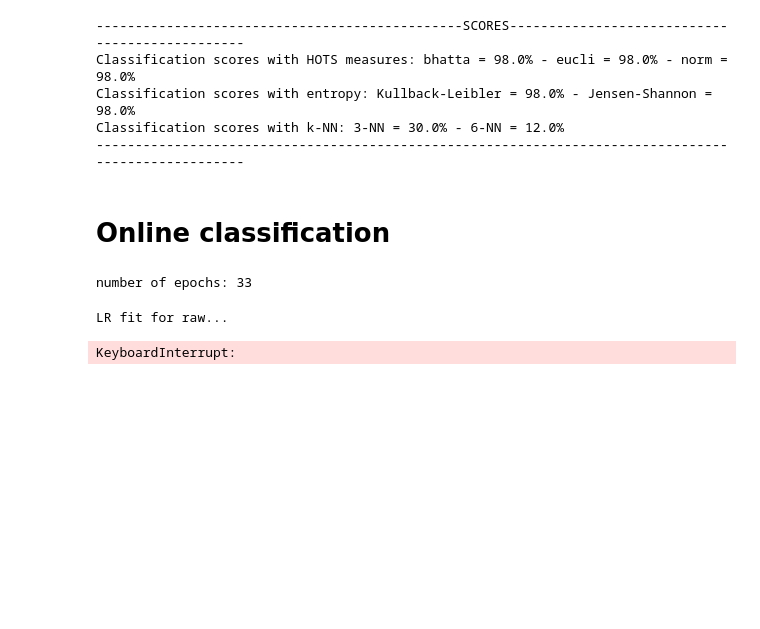
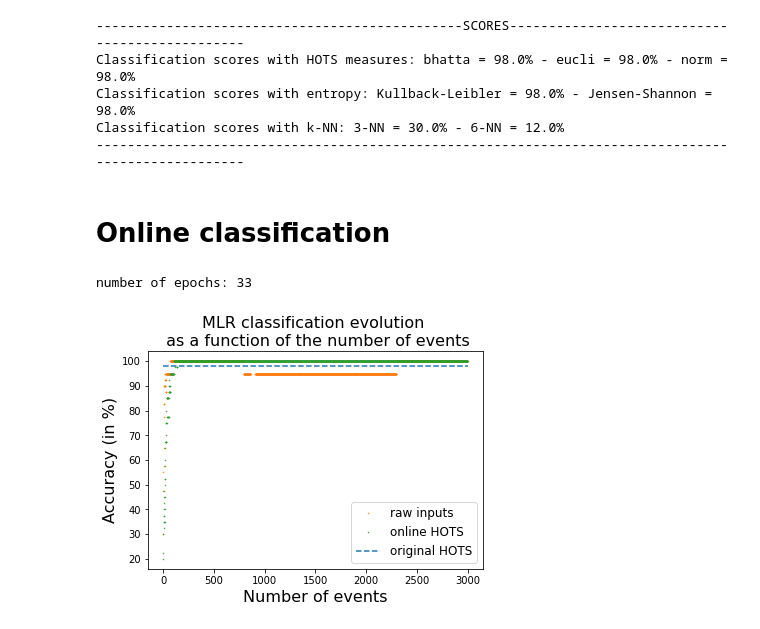
Before and after one commit to SpikeAI/HOTS, a Jupyter notebook: notebooks/RESULTS_01_SimpleAlphabet.ipynb, the cells around one changed output. Saved outputs shown, nothing was run; the diff lists cells and outputs as text; code cells hidden in the pictures; blank space fills up the shorter version.

```diff
--- a/notebooks/RESULTS_01_SimpleAlphabet.ipynb
+++ b/notebooks/RESULTS_01_SimpleAlphabet.ipynb
@@ -112,7 +112,7 @@ nb_train = 36
 nb_test = 40
 jitonic = None
 tau_cla = 50000
-namelist = ['homhots','hots','raw']
+namelist = ['raw', 'homhots']
 # %% [output]
 number of epochs: 33
 # %%
@@ -128,23 +128,24 @@ for name in namelist:
         likelihood, true_target = predict_data(model,name,timestr,record_path,filt,tau,R,nbclust,sigma, homeinv, jitter,dataset,nb_test,ds_ev,tau_cla,jitonic=jitonic,num_workers=num_workers, verbose=False)
         with open(f_name, 'wb') as file:
             pickle.dump([likelihood, true_target], file, pickle.HIGHEST_PROTOCOL)
-# %% [output]
-LR fit for raw...
-KeyboardInterrupt:
 # %%
 thres = None
-color = ['g', 'b', 'r', 'k']
+colorz = ['#1f77b4', '#ff7f0e', '#2ca02c', '#d62728', '#9467bd', '#8c564b', '#e377c2', '#7f7f7f', '#bcbd22', '#17becf']
+legend_list = ['original HOTS', 'raw inputs','online HOTS']
 fig_onl, ax_onl = plt.subplots()
+ax_onl.hlines(98,0,3000, linestyles='dashed', color=colorz[0], label=legend_list[0])
 for namnum, name in enumerate(namelist):
     f_name = f'{record_path}{timestr}_LR_results_{name}_{nbclust}_{nb_train}_{nb_test}_{ds_ev}.pkl'
     with open(f_name, 'rb') as file:
         likelihood, true_target = pickle.load(file)
     meanac, onlinac, lastac, truepos, falsepos = classification_results(likelihood, true_target, thres, nb_test)
-    pars, cov = curve_fit(f=fitting, xdata=np.arange(len(onlinac)), ydata=onlinac, p0=[1,1], bounds=(-np.inf, np.inf))
-    fit = fitting(np.arange(len(onlinac)), *pars)
-    ax_onl.plot(onlinac[:3000], '.', ms=1, color=color[namnum], label = namelist[namnum]);
-    ax_onl.plot(fit[:3000], linestyle='-', color=color[namnum], linewidth=1);
-ax_onl.set_xlabel('number of events');
-ax_onl.set_ylabel('online accuracy');
-ax_onl.set_title('LR classification evolution \n as a function of the number of events');
-ax_onl.legend();
+    #pars, cov = curve_fit(f=fitting, xdata=np.arange(len(onlinac)), ydata=onlinac, p0=[1,1], bounds=(-np.inf, np.inf))
+    #fit = fitting(np.arange(len(onlinac)), *pars)
+    ax_onl.plot(onlinac[:3000]*100, '.', ms=1, color=colorz[namnum+1], label = legend_list[namnum+1]);
+    #ax_onl.plot(fit[:3000], linestyle='-', color=color[namnum], linewidth=1);
+ax_onl.set_xlabel('Number of events', fontsize=16);
+ax_onl.set_ylabel('Accuracy (in %)', fontsize=16);
+ax_onl.set_title('MLR classification evolution \n as a function of the number of events', fontsize=16);
+ax_onl.legend(fontsize=12);
+# %% [output]
+[figure, added]
```
Also changed, not shown: parts of 1 cell of this notebook, 3 other files.
